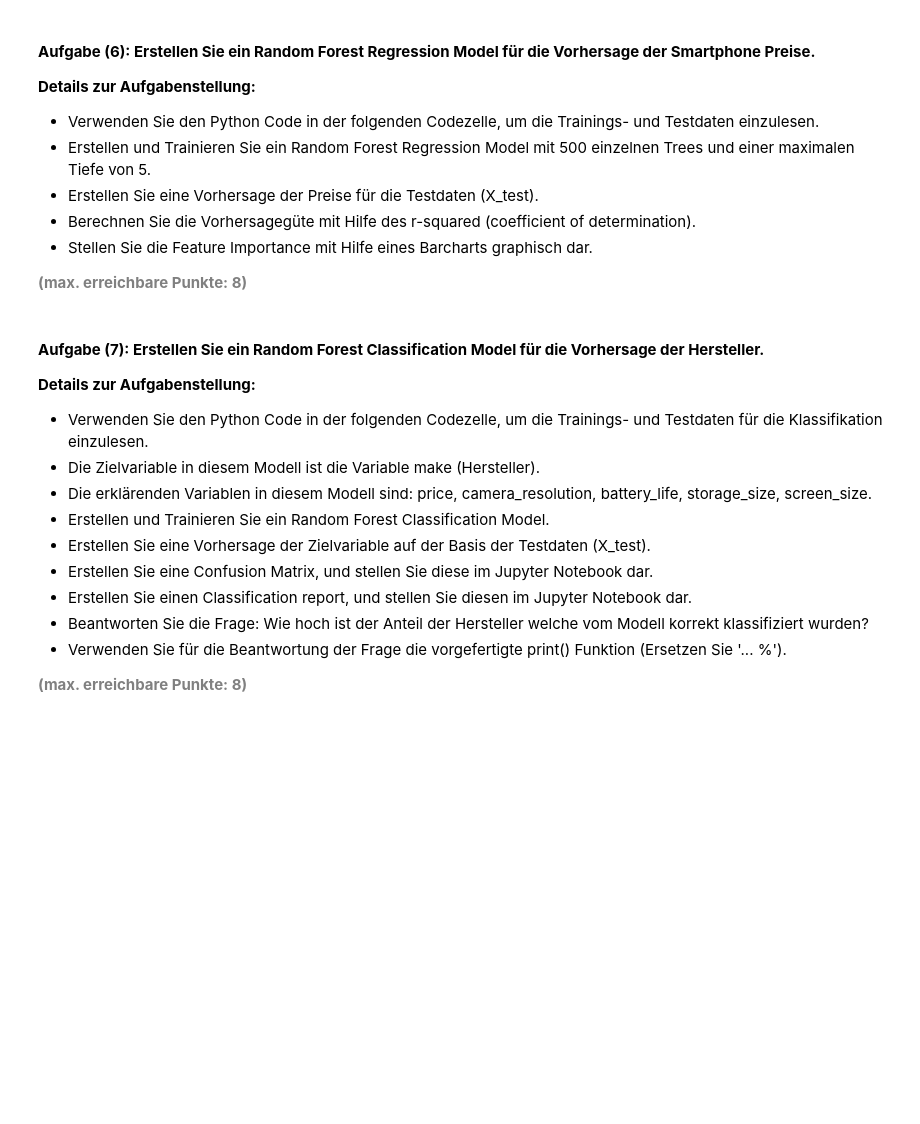
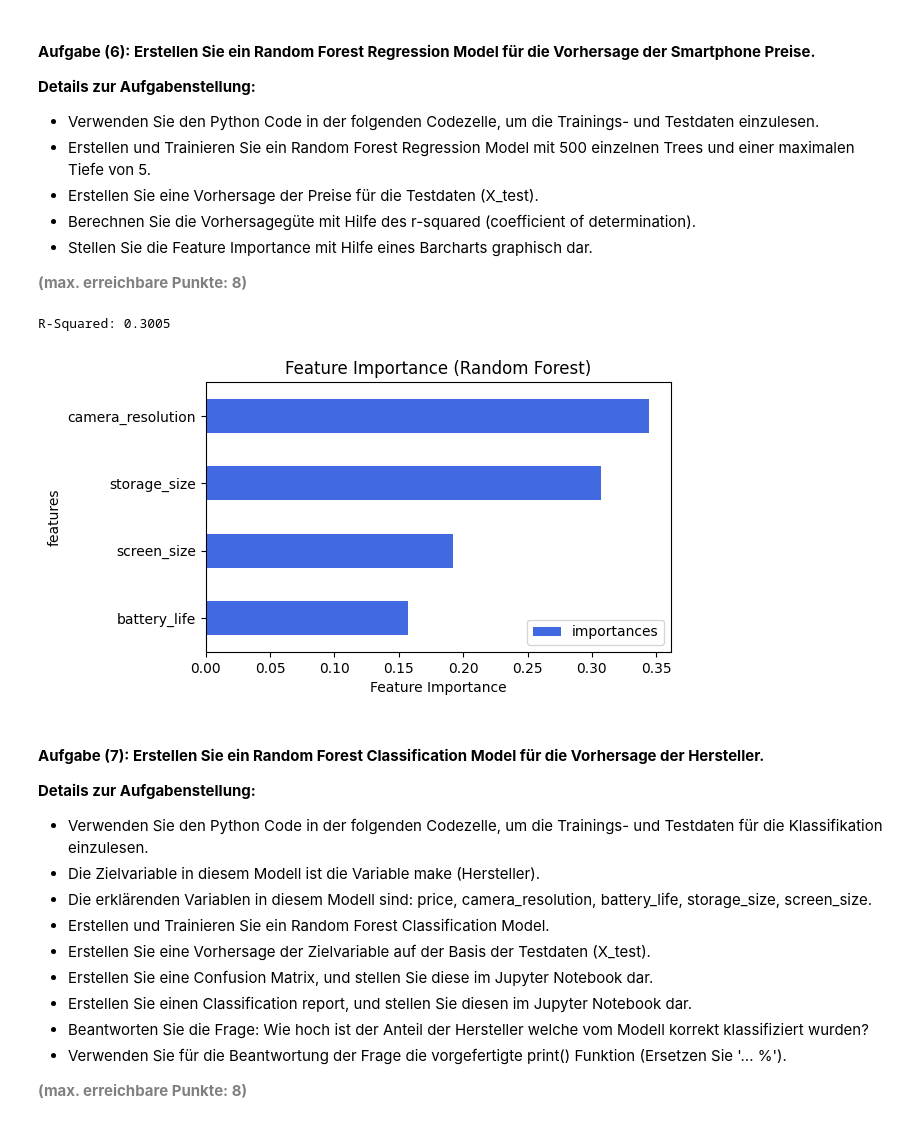
Before and after one commit to migifor-forstmi4/python_machine_learning_basics, a Jupyter notebook: AP03/AP03_Machine_Learning.ipynb, the cells around one changed output. Cells and saved outputs as stored; diff of their text form; code cells hidden in the pictures; blank space fills up the shorter version.

```diff
--- a/AP03/AP03_Machine_Learning.ipynb
+++ b/AP03/AP03_Machine_Learning.ipynb
@@ -370,23 +370,42 @@ R-Squared 0.2251
 # %%
 # Einlesen der Trainings- und Testdaten (damit alle die gleichen Daten haben)
 X_train = pd.read_csv('./Data/X_train.csv')
 X_test = pd.read_csv('./Data/X_test.csv')
 y_train = pd.read_csv('./Data/y_train.csv')
 y_test = pd.read_csv('./Data/y_test.csv')
 
 # Erstellen/Initialisieren eines 'random forest regressor' Objekts
-
+reg_rf = RandomForestRegressor(random_state = 42, n_estimators = 250, max_depth = 5)
 
 # Trainieren des 'random forest regressor' Objekts
-
+reg_rf.fit(X_train, y_train)
 
 # Vorhersage der Preise für die Testdaten X_test
-
+y_pred = reg_rf.predict(X_test)
 
 # Berechnen des r-squared (coefficient of determination)
-
+print('R-Squared:', round(r2_score(y_test, y_pred), 4))
 
 # Graphische Darstellung der Feature Importance
+cols = X_train.columns
+importances = reg_rf.feature_importances_
+std = np.std([tree.feature_importances_ for tree in reg_rf.estimators_], axis = 0)
+indices = np.argsort(importances)[::-1]
+
+df_fi = pd.DataFrame({'features':cols, 'importances': importances})
+df_fi.sort_values('importances', inplace = True)
+df_fi.plot(kind = 'barh',
+           y = 'importances',
+           x = 'features',
+           color = 'royalblue',
+           xlabel = 'Feature Importance',
+           title = 'Feature Importance (Random Forest)',
+           figsize = (6,3.5))
+
+plt.show()
+# %% [output]
+R-Squared: 0.3005
+[figure, added]
 # %% [markdown]
 #### <b>Aufgabe (7): Erstellen Sie ein Random Forest Classification Model für die Vorhersage der Hersteller.</b>
 <b>Details zur Aufgabenstellung:</b>
```
Also changed, not shown: parts of 1 cell of this notebook.
